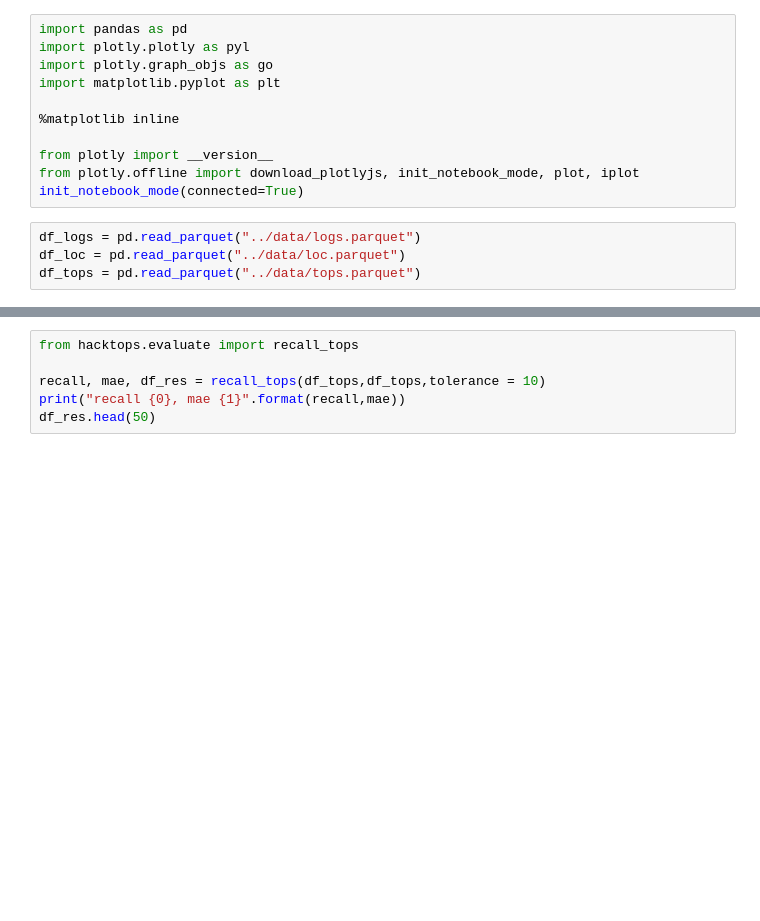
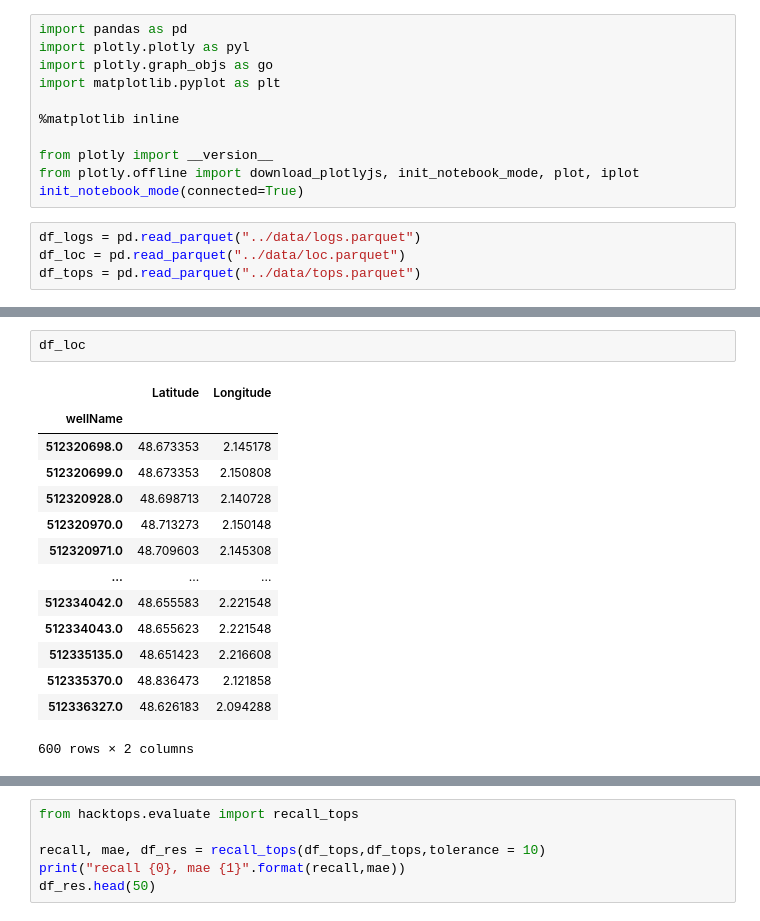
Before and after one commit to ZhichengLuo/hacktops, a Jupyter notebook: notebook/ETL_TOPS.ipynb, the cells around one changed output, grey strips where cells are left out. Cells and saved outputs as stored; diff of their text form; blank space fills up the shorter version.

```diff
--- a/notebook/ETL_TOPS.ipynb
+++ b/notebook/ETL_TOPS.ipynb
@@ -15,0 +32,17 @@ df_tops = pd.read_parquet("../data/tops.parquet")
+# %%
+df_loc
+# %% [output]
+|  | Latitude | Longitude |
+| wellName |  |  |
+| 512320698.0 | 48.673353 | 2.145178 |
+| 512320699.0 | 48.673353 | 2.150808 |
+| 512320928.0 | 48.698713 | 2.140728 |
+| 512320970.0 | 48.713273 | 2.150148 |
+| 512320971.0 | 48.709603 | 2.145308 |
+| ... | ... | ... |
+| 512334042.0 | 48.655583 | 2.221548 |
+| 512334043.0 | 48.655623 | 2.221548 |
+| 512335135.0 | 48.651423 | 2.216608 |
+| 512335370.0 | 48.836473 | 2.121858 |
+| 512336327.0 | 48.626183 | 2.094288 |
+600 rows × 2 columns
```
Also changed, not shown: parts of 9 cells of this notebook, 1 other file.
